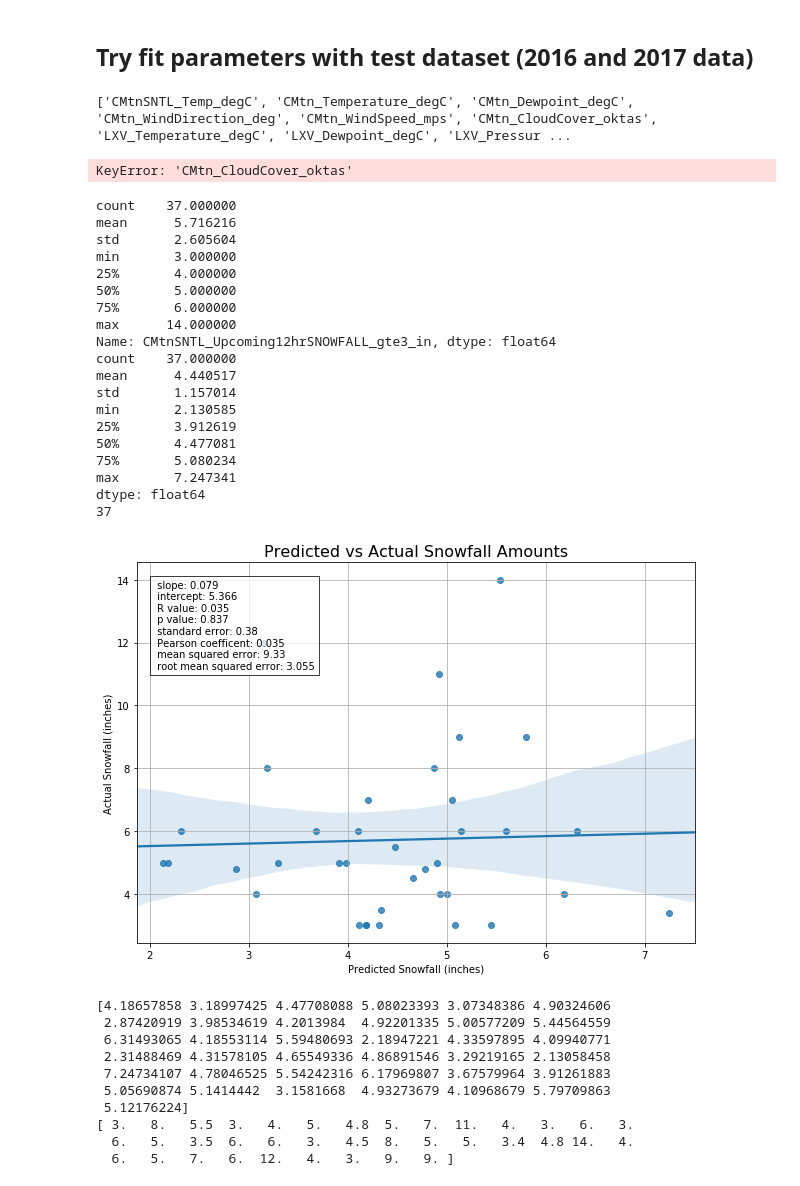
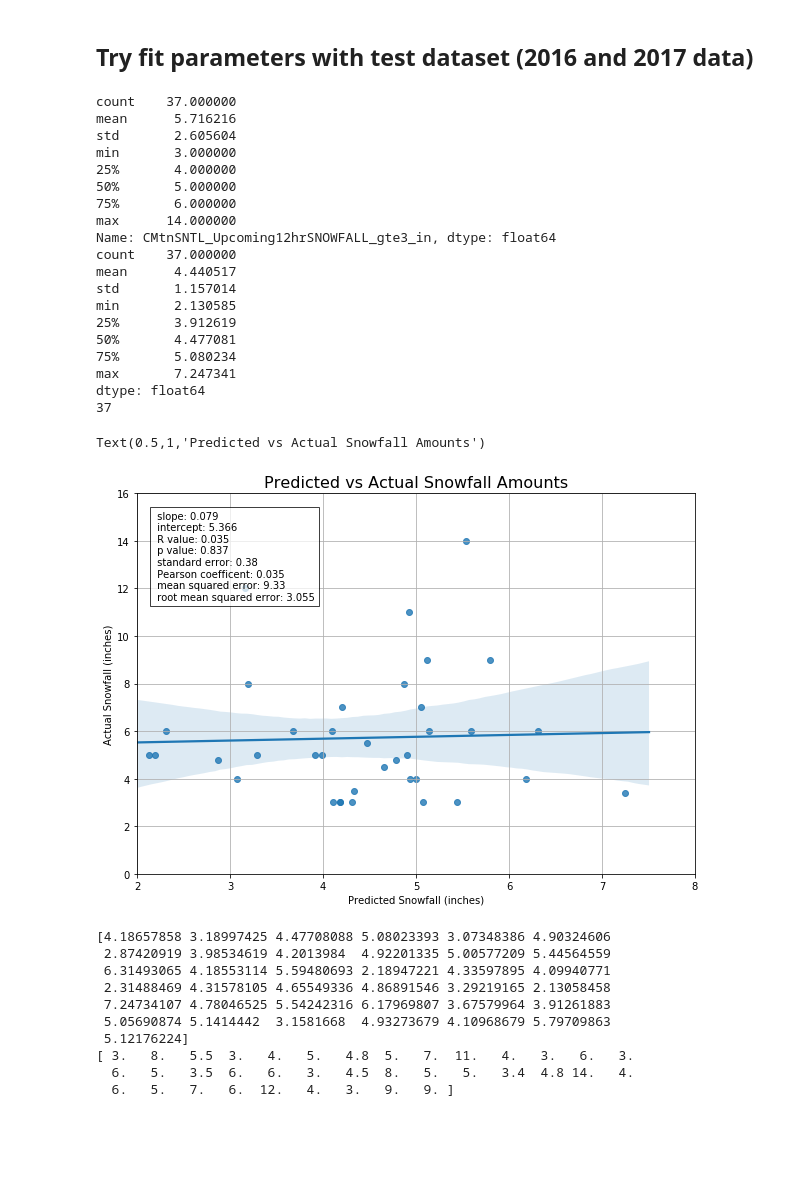
Before and after one commit to dustinrapp/Capstone_Springboard_Intermediate_Python, a Jupyter notebook: Projects/6b_OLS_Surface+Upper_2014_Train.ipynb, the cells around one changed output. Cells and saved outputs as stored; diff of their text form; code cells hidden in the pictures; blank space fills up the shorter version.

```diff
--- a/Projects/6b_OLS_Surface+Upper_2014_Train.ipynb
+++ b/Projects/6b_OLS_Surface+Upper_2014_Train.ipynb
@@ -506,75 +506,19 @@ strong multicollinearity problems or that the design matrix is singular.
 **No improvement to P|t| could be made**
 # %% [markdown]
 ## Try fit parameters with test dataset (2016 and 2017 data)
-# %%
-variables = ['CMtnSNTL_Temp_degC', 'CMtn_Temperature_degC', 'CMtn_Dewpoint_degC', 'CMtn_WindDirection_deg', 'CMtn_WindSpeed_mps', 'CMtn_CloudCover_oktas', \
- 'LXV_Temperature_degC', 'LXV_Dewpoint_degC', 'LXV_Pressure_hp', 'LXV_WindSpeed_mps', 'LXV_WindDirection_deg', 'LXV_CloudCover_oktas', 'LXV_12hr_delta_Pressure_hp', \
- 'KGJT_200mb_height_m', 'KGJT_200mb_tmpc', 'KGJT_200mb_dwpc', 'KGJT_200mb_drct', 'KGJT_200mb_speed_kts', \
- 'KGJT_250mb_height_m', 'KGJT_250mb_tmpc', 'KGJT_250mb_dwpc', 'KGJT_250mb_drct', 'KGJT_250mb_speed_kts', \
- 'KGJT_300mb_height_m', 'KGJT_300mb_tmpc', 'KGJT_300mb_dwpc', 'KGJT_300mb_drct', 'KGJT_300mb_speed_kts', \
- 'KGJT_400mb_height_m', 'KGJT_400mb_tmpc', 'KGJT_400mb_dwpc', 'KGJT_400mb_drct', 'KGJT_400mb_speed_kts', \
- 'KGJT_500mb_height_m', 'KGJT_500mb_tmpc', 'KGJT_500mb_dwpc', 'KGJT_500mb_drct', 'KGJT_500mb_speed_kts', \
- 'KGJT_700mb_height_m', 'KGJT_700mb_tmpc', 'KGJT_700mb_dwpc', 'KGJT_700mb_drct', 'KGJT_700mb_speed_kts', \
- 'KGJT_850mb_height_m', 'KGJT_850mb_tmpc', 'KGJT_850mb_dwpc', 'KGJT_850mb_drct', 'KGJT_850mb_speed_kts', \
- 'KGJT_d850_700_height_m', 'KGJT_d850_700_tmpc', 'KGJT_d850_700_dwpc', 'KGJT_d850_700_drct', 'KGJT_d850_700_speed_kts', \
- 'KGJT_d850_500_height_m', 'KGJT_d850_500_tmpc', 'KGJT_d850_500_dwpc', 'KGJT_d850_500_drct', 'KGJT_d850_500_speed_kts', \
- 'KGJT_d850_400_height_m', 'KGJT_d850_400_tmpc', 'KGJT_d850_400_dwpc', 'KGJT_d850_400_drct', 'KGJT_d850_400_speed_kts', \
- 'KGJT_d850_300_height_m', 'KGJT_d850_300_tmpc', 'KGJT_d850_300_dwpc', 'KGJT_d850_300_drct', 'KGJT_d850_300_speed_kts', \
- 'KGJT_d850_250_height_m', 'KGJT_d850_250_tmpc', 'KGJT_d850_250_dwpc', 'KGJT_d850_250_drct', 'KGJT_d850_250_speed_kts', \
- 'KGJT_d850_200_height_m', 'KGJT_d850_200_tmpc', 'KGJT_d850_200_dwpc', 'KGJT_d850_200_drct', 'KGJT_d850_200_speed_kts',\
- 'KGJT_d700_500_height_m', 'KGJT_d700_500_tmpc', 'KGJT_d700_500_dwpc', 'KGJT_d700_500_drct', 'KGJT_d700_500_speed_kts', \
- 'KGJT_d700_400_height_m', 'KGJT_d700_400_tmpc', 'KGJT_d700_400_dwpc', 'KGJT_d700_400_drct', 'KGJT_d700_400_speed_kts', \
- 'KGJT_d700_300_height_m', 'KGJT_d700_300_tmpc', 'KGJT_d700_300_dwpc', 'KGJT_d700_300_drct', 'KGJT_d700_300_speed_kts', \
- 'KGJT_d700_250_height_m', 'KGJT_d700_250_tmpc', 'KGJT_d700_250_dwpc', 'KGJT_d700_250_drct', 'KGJT_d700_250_speed_kts', \
- 'KGJT_d700_200_height_m', 'KGJT_d700_200_tmpc', 'KGJT_d700_200_dwpc', 'KGJT_d700_200_drct', 'KGJT_d700_200_speed_kts', \
- 'KGJT_d500_400_height_m', 'KGJT_d500_400_tmpc', 'KGJT_d500_400_dwpc', 'KGJT_d500_400_drct', 'KGJT_d500_400_speed_kts', \
- 'KGJT_d500_300_height_m', 'KGJT_d500_300_tmpc', 'KGJT_d500_300_dwpc', 'KGJT_d500_300_drct', 'KGJT_d500_300_speed_kts', \
- 'KGJT_d500_250_height_m', 'KGJT_d500_250_tmpc', 'KGJT_d500_250_dwpc', 'KGJT_d500_250_drct', 'KGJT_d500_250_speed_kts', \
- 'KGJT_d500_200_height_m', 'KGJT_d500_200_tmpc', 'KGJT_d500_200_dwpc', 'KGJT_d500_200_drct', 'KGJT_d500_200_speed_kts', \
- 'KGJT_d400_300_height_m', 'KGJT_d400_300_tmpc', 'KGJT_d400_300_dwpc', 'KGJT_d400_300_drct', 'KGJT_d400_300_speed_kts', \
- 'KGJT_d400_250_height_m', 'KGJT_d400_250_tmpc', 'KGJT_d400_250_dwpc', 'KGJT_d400_250_drct', 'KGJT_d400_250_speed_kts', \
- 'KGJT_d400_200_height_m', 'KGJT_d400_200_tmpc', 'KGJT_d400_200_dwpc', 'KGJT_d400_200_drct', 'KGJT_d400_200_speed_kts', \
- 'KGJT_d300_250_height_m', 'KGJT_d300_250_tmpc', 'KGJT_d300_250_dwpc', 'KGJT_d300_250_drct', 'KGJT_d300_250_speed_kts', \
- 'KGJT_d300_200_height_m', 'KGJT_d300_200_tmpc', 'KGJT_d300_200_dwpc', 'KGJT_d300_200_drct', 'KGJT_d300_200_speed_kts', \
- 'KGJT_d250_200_height_m', 'KGJT_d250_200_tmpc', 'KGJT_d250_200_dwpc', 'KGJT_d250_200_drct', 'KGJT_d250_200_speed_kts']
-
-good_vars = []
-bad_vars = []
-sd_missings =[]
-print(variables)
-for var in variables:
-    idx = np.isfinite(test_train_df[test_yrs_tt]['CMtnSNTL_Upcoming12hrSNOWFALL_gte3_in']) & np.isfinite(test_train_df[test_yrs_tt][var])
-    total_poss = len(test_train_df[test_yrs_tt]['CMtnSNTL_Upcoming12hrSNOWFALL_gte3_in'][test_train_df[test_yrs_tt]['CMtnSNTL_Upcoming12hrSNOWFALL_gte3_in']>=0])
-    total_avail =len(test_train_df[test_yrs_tt][idx])
-
-    sd_missings.append(total_avail/total_poss)
-    if total_avail/total_poss >= 0.67:
-        good_vars.append(var)
-    else:
-        bad_vars.append(var)
-
-print('Variables with >= 67% data match to snowfall: ')
-print(good_vars)
-print('Variables with < 67% data match to snowfall: ')
-print(bad_vars)
-
-
-from tabulate import tabulate
-
-tbl = zip(variables,sd_missings)
-
-print(tabulate(tbl, headers=['Var',  '%Missing'], tablefmt='github'))
-# %% [output]
-['CMtnSNTL_Temp_degC', 'CMtn_Temperature_degC', 'CMtn_Dewpoint_degC', 'CMtn_WindDirection_deg', 'CMtn_WindSpeed_mps', 'CMtn_CloudCover_oktas', 'LXV_Temperature_degC', 'LXV_Dewpoint_degC', 'LXV_Pressur ...
-KeyError: 'CMtn_CloudCover_oktas'
 # %%
 fig = plt.figure(figsize=(10,7))
 
 
 
 #Define actual and predicted snowfall dataframes
-actual_snf = test_train_df[test_yrs_tt]['CMtnSNTL_Upcoming12hrSNOWFALL_gte3_in']  #      [test_train_df[test_yrs_tt]['CMtnSNTL_Upcoming12hrSNOWFALL_gte3_in']>=3]
-predict = maxOLS_goodp.predict(test_train_df[test_yrs_tt]) #    [test_train_df[test_yrs_tt]['CMtnSNTL_Upcoming12hrSNOWFALL_gte3_in']>=3])
+##actual_snf = test_train_df[test_yrs_tt]['CMtnSNTL_Upcoming12hrSNOWFALL_gte3_in']  #      [test_train_df[test_yrs_tt]['CMtnSNTL_Upcoming12hrSNOWFALL_gte3_in']>=3]
+##predict = maxOLS_goodp.predict(test_train_df[test_yrs_tt]) #    [test_train_df[test_yrs_tt]['CMtnSNTL_Upcoming12hrSNOWFALL_gte3_in']>=3])
+
+#predict = maxOLS_all.predict(test_train_df[test_yrs_tt]) #    [test_train_df[test_yrs_tt]['CMtnSNTL_Upcoming12hrSNOWFALL_gte3_in']>=3])
+actual_snf = test_train_df[test_yrs_tt]['CMtnSNTL_Upcoming12hrSNOWFALL_gte3_in'][test_train_df[test_yrs_tt]['CMtnSNTL_Upcoming12hrSNOWFALL_gte3_in']>=3]
+predict = maxOLS_goodp.predict(test_train_df[test_yrs_tt][test_train_df[test_yrs_tt]['CMtnSNTL_Upcoming12hrSNOWFALL_gte3_in']>=3])
+
 print(actual_snf.describe())
 print(predict.describe())
 
@@ -608,38 +552,38 @@ plt.annotate(' slope: ' + str(round(slope1,3)) +
                  '\n standard error: ' + str(round(std_err1,3)) +
                  '\n Pearson coefficent: ' + str(round(pearson1,3)) +
                  '\n mean squared error: ' + str(round(mse,3)) +
                  '\n root mean squared error: ' + str(round(rmse,3)), \
                  xy=(0.03, 0.72), xycoords='axes fraction', fontsize=10, bbox = bbox_props)
 
 plt.xlabel('Predicted Snowfall (inches)')
 plt.ylabel('Actual Snowfall (inches)')
-#plt.xlim([2,8])
-#plt.ylim([0,16])
+plt.xlim([2,8])
+plt.ylim([0,16])
 plt.grid(True)
+plt.savefig('C:/Users/RAPP/Documents/Capstone/Report/figs/pred_vs_act_UASFC_6d.png',bbox_inches='tight')
 plt.title('Predicted vs Actual Snowfall Amounts', fontsize = 16)
-
-plt.savefig('C:/Users/RAPP/Documents/Capstone/MS_CS_report/figs/pred_vs_act_UASFC_6d.png',bbox_inches='tight')
 # %% [output]
 count    37.000000
 mean      5.716216
 std       2.605604
 min       3.000000
 25%       4.000000
 50%       5.000000
 75%       6.000000
 max      14.000000
 Name: CMtnSNTL_Upcoming12hrSNOWFALL_gte3_in, dtype: float64
 count    37.000000
 mean      4.440517
 std       1.157014
 min       2.130585
 25%       3.912619
 50%       4.477081
 75%       5.080234
 max       7.247341
 dtype: float64
 37
+Text(0.5,1,'Predicted vs Actual Snowfall Amounts')
-[figure, old version]
+[figure, new version]
 # %%
 fig = plt.figure(figsize=(10,7))
 
```
Also changed, not shown: parts of 4 cells of this notebook, 3 other files.
